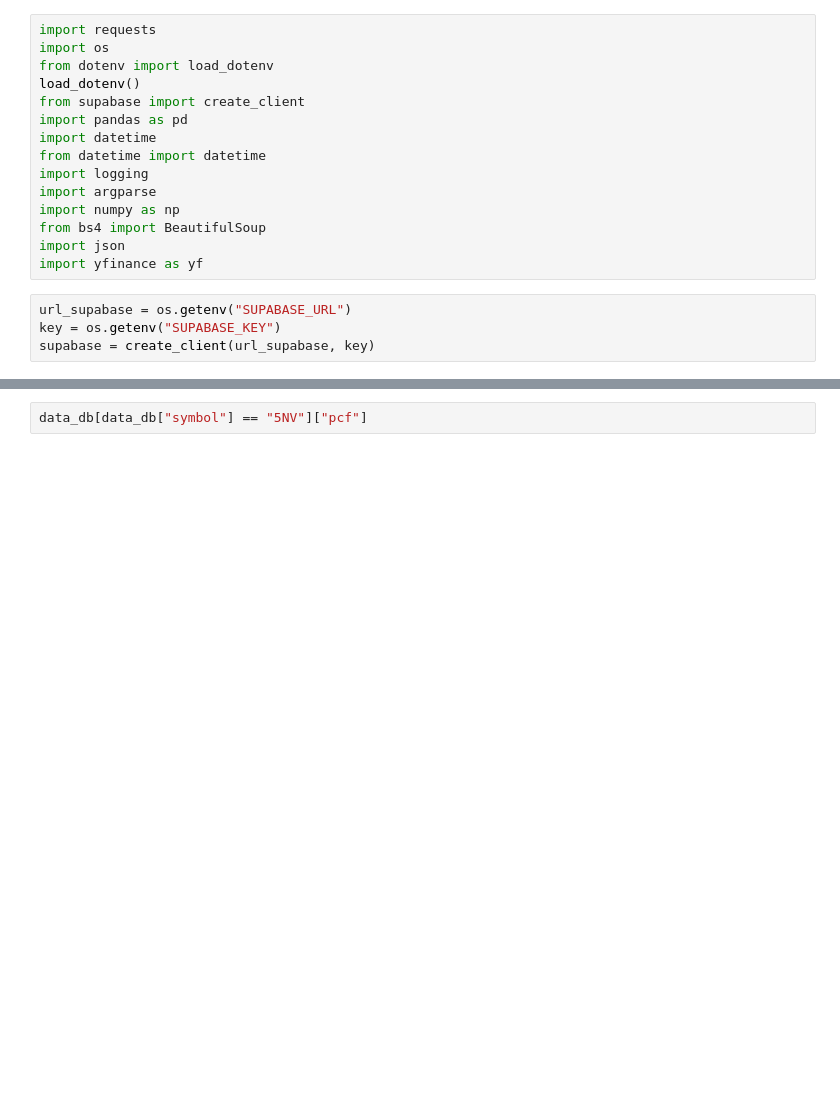
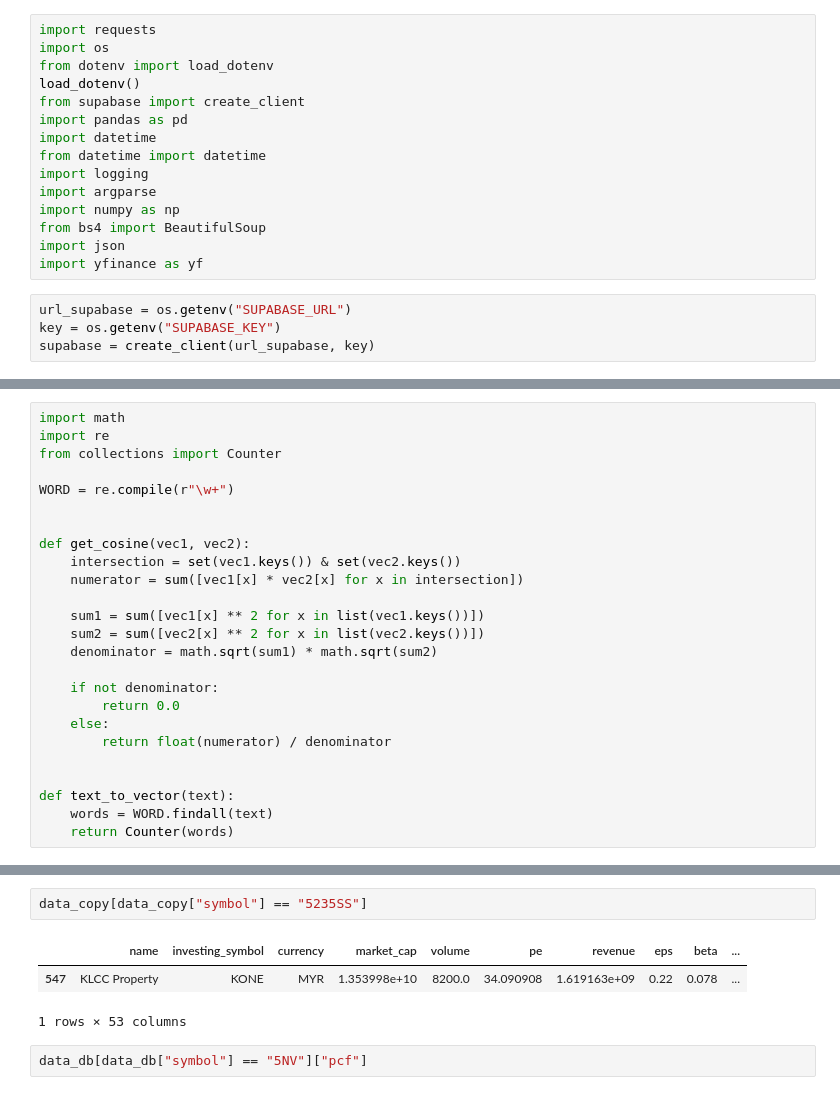
Before and after one commit to supertypeai/sectors_sg_my_data_updater, a Jupyter notebook: sg_my_scraper.ipynb, the cells around one changed output, grey strips where cells are left out. Cells and saved outputs as stored; diff of their text form; blank space fills up the shorter version.

```diff
--- a/sg_my_scraper.ipynb
+++ b/sg_my_scraper.ipynb
@@ -22,0 +87,25 @@ data_db = pd.DataFrame(data_db.data)
+# %%
+import math
+import re
+from collections import Counter
+
+WORD = re.compile(r"\w+")
+
+
+def get_cosine(vec1, vec2):
+    intersection = set(vec1.keys()) & set(vec2.keys())
+    numerator = sum([vec1[x] * vec2[x] for x in intersection])
+
+    sum1 = sum([vec1[x] ** 2 for x in list(vec1.keys())])
+    sum2 = sum([vec2[x] ** 2 for x in list(vec2.keys())])
+    denominator = math.sqrt(sum1) * math.sqrt(sum2)
+
+    if not denominator:
+        return 0.0
+    else:
+        return float(numerator) / denominator
+
+
+def text_to_vector(text):
+    words = WORD.findall(text)
+    return Counter(words)
@@ -23,3 +208,9 @@ data_db = pd.DataFrame(data_db.data)
+# %%
+data_copy[data_copy["symbol"] == "5235SS"]
+# %% [output]
+|  | name | investing_symbol | currency | market_cap | volume | pe | revenue | eps | beta | ... |
+| 547 | KLCC Property | KONE | MYR | 1.353998e+10 | 8200.0 | 34.090908 | 1.619163e+09 | 0.22 | 0.078 | ... |
+1 rows × 53 columns
 # %%
 data_db[data_db["symbol"] == "5NV"]["pcf"]
 # %% [output]
```
Also changed, not shown: parts of 22 cells of this notebook, 1 other file.
